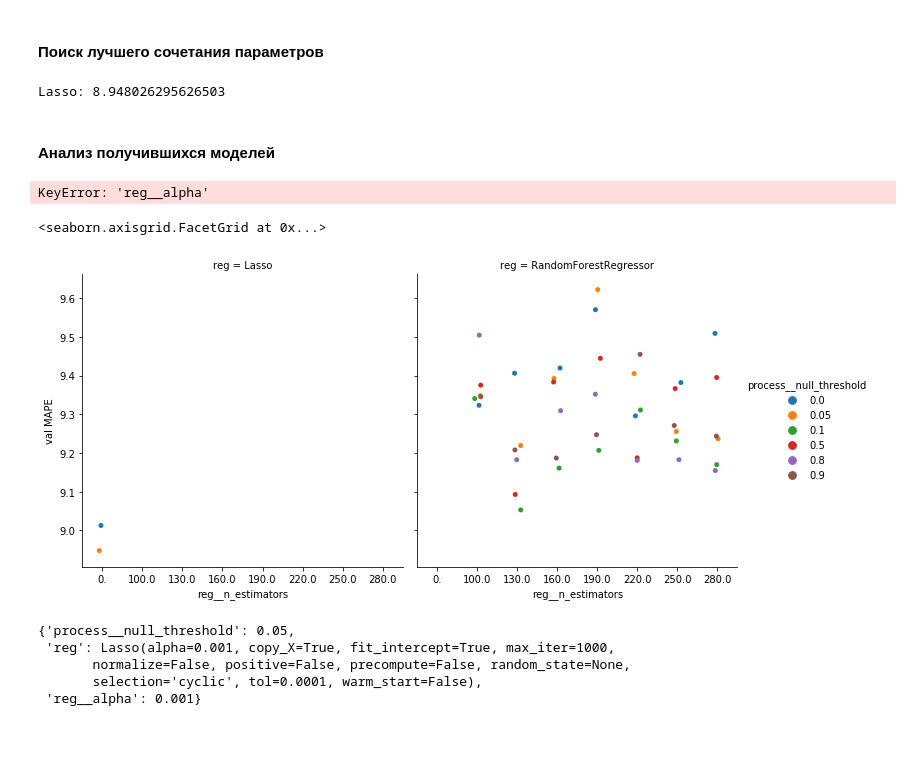
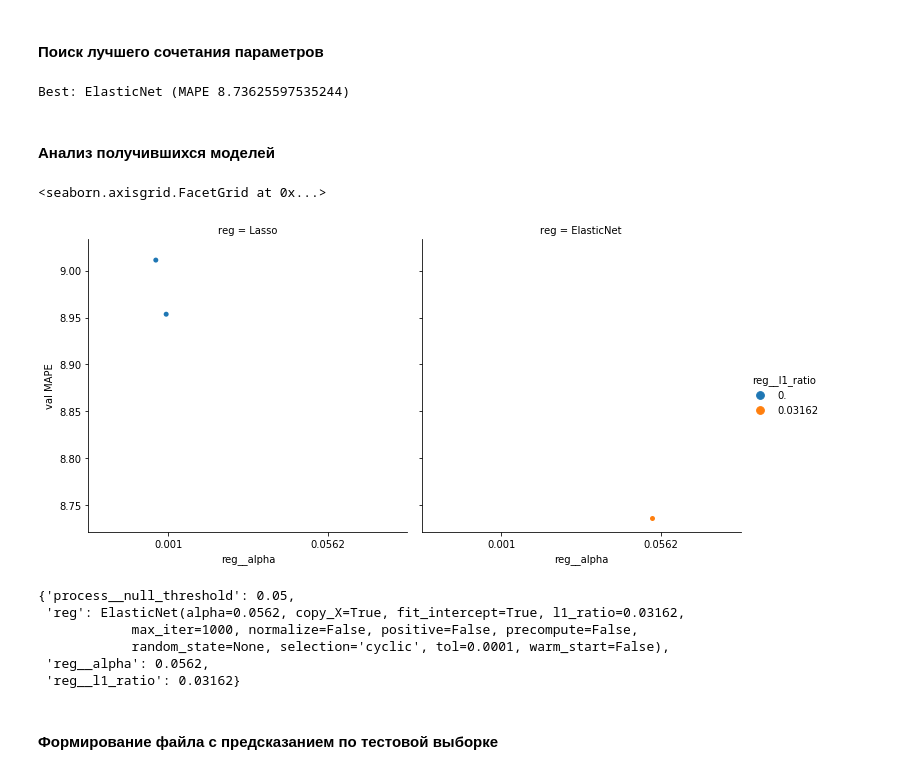
Before and after one commit to nikitosl/ML, a Jupyter notebook: kaggle_competitions/house_price_prediction/main.ipynb, the cells around one changed output. Saved outputs shown, nothing was run; the diff lists cells and outputs as text; code cells hidden in the pictures; blank space fills up the shorter version.

Commit message:
Elastic network made model littel better

```diff
--- a/kaggle_competitions/house_price_prediction/main.ipynb
+++ b/kaggle_competitions/house_price_prediction/main.ipynb
@@ -370,41 +370,49 @@ pipe = Pipeline(steps=[
 params = [
     {
         'process__null_threshold': [0, 0.05],
-        'reg': [Lasso(alpha=0.001)]
-    },s
+        'reg': [Lasso()],
+        'reg__alpha': [0.001]
+    },
+    {
+        'process__null_threshold': [0.05],
+        'reg': [ElasticNet()],
+        'reg__alpha': [0.0562],
+        'reg__l1_ratio': [0.03162]
+    }
 ]
 # %%
 train_idxs, valid_idxs = X_train.loc[X_train.YrSold < 2010].index, X_train.loc[X_train.YrSold == 2010].index
 grid_search = GridSearchCV(pipe, params, cv=[[train_idxs, valid_idxs]], scoring=mape_scorer)
 grid_search.fit(X_train, np.log(y_train));
 
-print(f'{grid_search.best_params_["reg"].__class__.__name__}: {abs(grid_search.best_score_)}')
+print(f'Best: {grid_search.best_params_["reg"].__class__.__name__} (MAPE {abs(grid_search.best_score_)})')
 # %% [output]
-Lasso: 8.948026295626503
+Best: ElasticNet (MAPE 8.73625597535244)
 # %% [markdown]
 #### Анализ получившихся моделей
 # %%
 cv_grid = pd.DataFrame(grid_search.cv_results_['params'])
 cv_grid['val MAPE'] = -grid_search.cv_results_['mean_test_score']
 cv_grid['reg__alpha'] = cv_grid['reg__alpha'].fillna('0.')
-cv_grid['reg__n_estimators'] = cv_grid['reg__n_estimators'].fillna('0.')
+cv_grid['reg__l1_ratio'] = cv_grid['reg__l1_ratio'].fillna('0.')
 cv_grid['reg'] = cv_grid['reg'].apply(lambda x: x.__class__.__name__)
-# %% [output]
-KeyError: 'reg__alpha'
 # %%
-sns.catplot(x='reg__n_estimators', y='val MAPE', hue='process__null_threshold', col='reg', data=cv_grid)
+sns.catplot(x='reg__alpha', y='val MAPE', hue='reg__l1_ratio', col='reg', data=cv_grid)
 # %% [output]
 <seaborn.axisgrid.FacetGrid at 0x...>
-[figure, old version]
+[figure, new version]
+# %%
+grid_search.best_params_
+# %% [output]
+{'process__null_threshold': 0.05,
+ 'reg': ElasticNet(alpha=0.0562, copy_X=True, fit_intercept=True, l1_ratio=0.03162,
+            max_iter=1000, normalize=False, positive=False, precompute=False,
+            random_state=None, selection='cyclic', tol=0.0001, warm_start=False),
+ 'reg__alpha': 0.0562,
+ 'reg__l1_ratio': 0.03162}
+# %% [markdown]
+#### Формирование файла с предсказанием по тестовой выборке
 # %%
 test_prediction_df = pd.DataFrame(np.exp(grid_search.predict(X_test)), index=X_test.Id, columns=['SalePrice'])
 # %%
 test_prediction_df.to_csv('output/submission.csv')
-# %%
-grid_search.best_params_
-# %% [output]
-{'process__null_threshold': 0.05,
- 'reg': Lasso(alpha=0.001, copy_X=True, fit_intercept=True, max_iter=1000,
-       normalize=False, positive=False, precompute=False, random_state=None,
-       selection='cyclic', tol=0.0001, warm_start=False),
- 'reg__alpha': 0.001}
```
Also changed, not shown: parts of 1 cell of this notebook, 2 other files.
